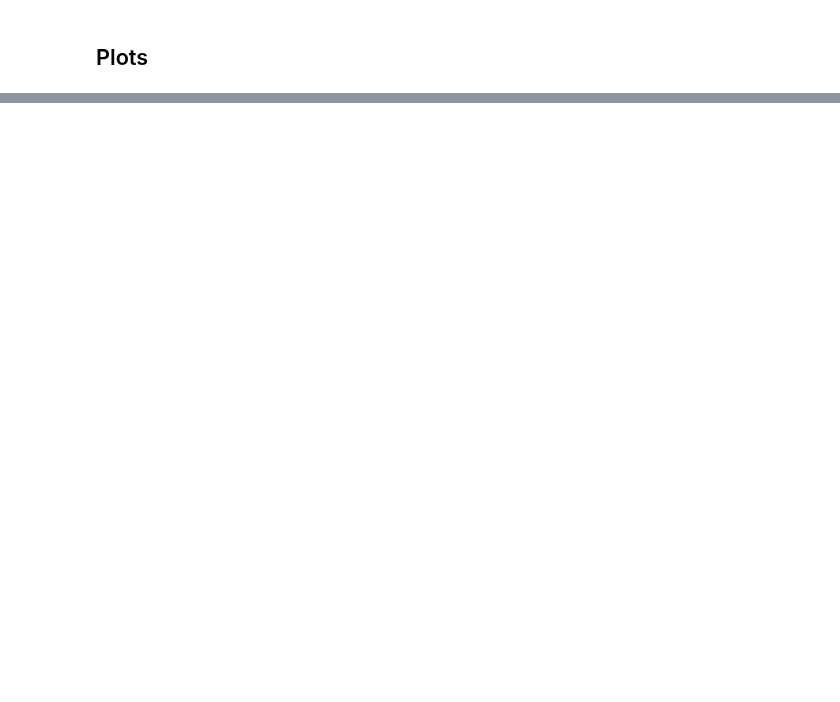
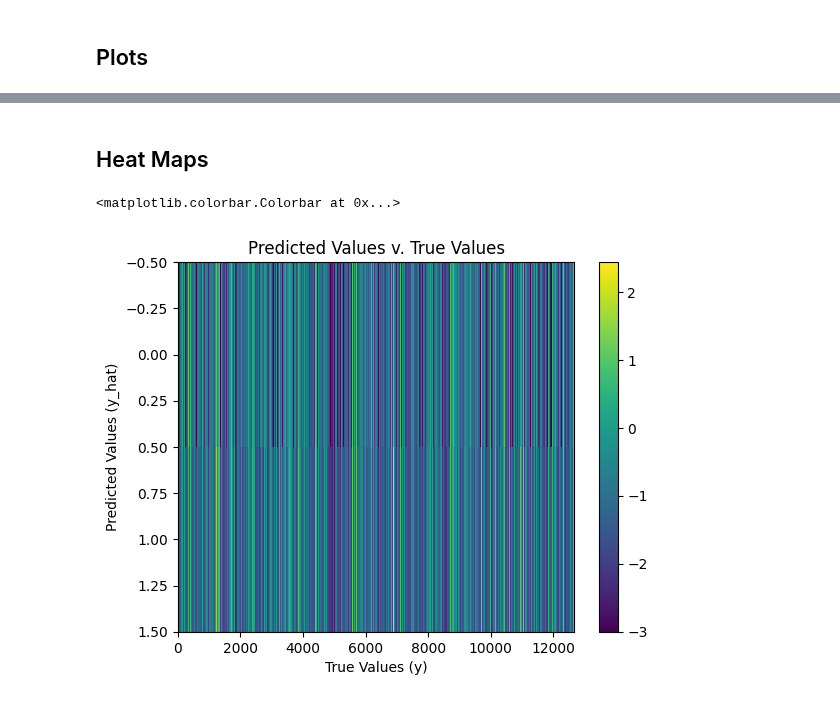
Before and after one commit to mwallace5270/hot-dust, a Jupyter notebook: evaluate.ipynb, the cells around one changed output, grey strips where cells are left out. Saved outputs shown, nothing was run; the diff lists cells and outputs as text; code cells hidden in the pictures; blank space fills up the shorter version.

```diff
--- a/evaluate.ipynb
+++ b/evaluate.ipynb
@@ -108,0 +110,20 @@ Text(0.5, 1.0, 'Residuals v. True Values')
+# %% [markdown]
+## Heat Maps
+# %%
+# Heat map of y_hat against y
+
+# Stack y and y_hat together
+y2y_hat = np.stack((y, y_hat))
+
+# create the heatmap of y_hat against y
+plt.imshow(y2y_hat, cmap='viridis', interpolation= 'nearest')
+# set the size of the graph
+plt.axis('auto')
+# lables
+plt.xlabel("True Values (y)")
+plt.ylabel("Predicted Values (y_hat)")
+plt.title('Predicted Values v. True Values')
+plt.colorbar()
+# %% [output]
+<matplotlib.colorbar.Colorbar at 0x...>
+[figure, added]
```
Also changed, not shown: parts of 8 cells of this notebook, 2 other files.
